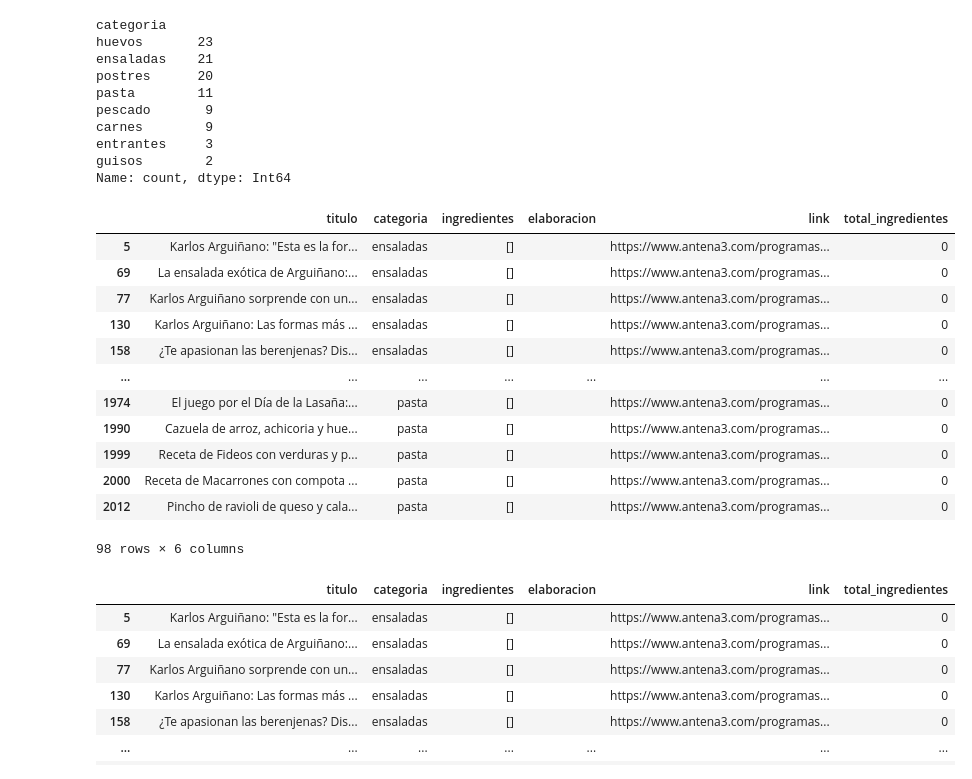
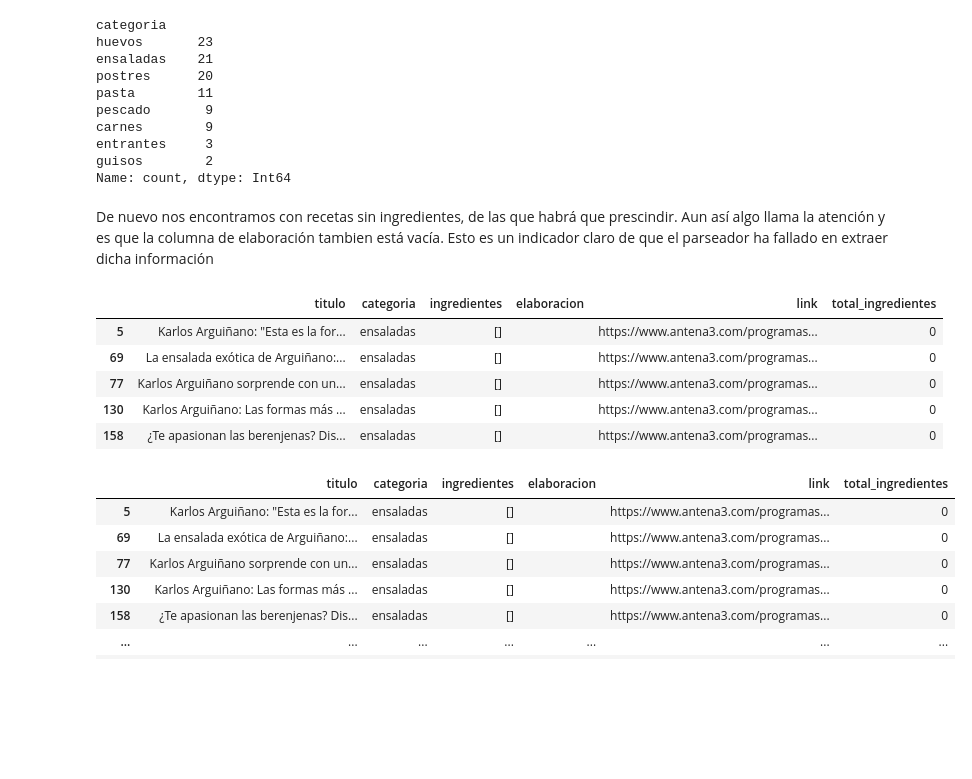
Before and after one commit to nikodyulger/lago-de-recetas, a Jupyter notebook: notebooks/exploracion.ipynb, the cells around one changed output. Saved outputs shown, nothing was run; the diff lists cells and outputs as text; code cells hidden in the pictures; blank space fills up the shorter version.

```diff
--- a/notebooks/exploracion.ipynb
+++ b/notebooks/exploracion.ipynb
@@ -246,22 +278,17 @@ carnes        9
 entrantes     3
 guisos        2
 Name: count, dtype: Int64
+# %% [markdown]
+De nuevo nos encontramos con recetas sin ingredientes, de las que habrá que prescindir. Aun así algo llama la atención y es que la columna de elaboración tambien está vacía. Esto es un indicador claro de que el parseador ha fallado en extraer dicha información
 # %%
-df_antena3[df_antena3['total_ingredientes'] == 0]
+df_antena3[df_antena3['total_ingredientes'] == 0].head(5)
 # %% [output]
 |  | titulo | categoria | ingredientes | elaboracion | link | total_ingredientes |
 | 5 | Karlos Arguiñano: "Esta es la for... | ensaladas | [] |  | https://www.antena3.com/programas... | 0 |
 | 69 | La ensalada exótica de Arguiñano:... | ensaladas | [] |  | https://www.antena3.com/programas... | 0 |
 | 77 | Karlos Arguiñano sorprende con un... | ensaladas | [] |  | https://www.antena3.com/programas... | 0 |
 | 130 | Karlos Arguiñano: Las formas más ... | ensaladas | [] |  | https://www.antena3.com/programas... | 0 |
 | 158 | ¿Te apasionan las berenjenas? Dis... | ensaladas | [] |  | https://www.antena3.com/programas... | 0 |
-| ... | ... | ... | ... | ... | ... | ... |
-| 1974 | El juego por el Día de la Lasaña:... | pasta | [] |  | https://www.antena3.com/programas... | 0 |
-| 1990 | Cazuela de arroz, achicoria y hue... | pasta | [] |  | https://www.antena3.com/programas... | 0 |
-| 1999 | Receta de Fideos con verduras y p... | pasta | [] |  | https://www.antena3.com/programas... | 0 |
-| 2000 | Receta de Macarrones con compota ... | pasta | [] |  | https://www.antena3.com/programas... | 0 |
-| 2012 | Pincho de ravioli de queso y cala... | pasta | [] |  | https://www.antena3.com/programas... | 0 |
-98 rows × 6 columns
 # %%
 df_antena3[(df_antena3['elaboracion'].str.len() == 0) & (df_antena3['total_ingredientes'] == 0)]
 # %% [output]
```
Also changed, not shown: parts of 24 cells of this notebook.
